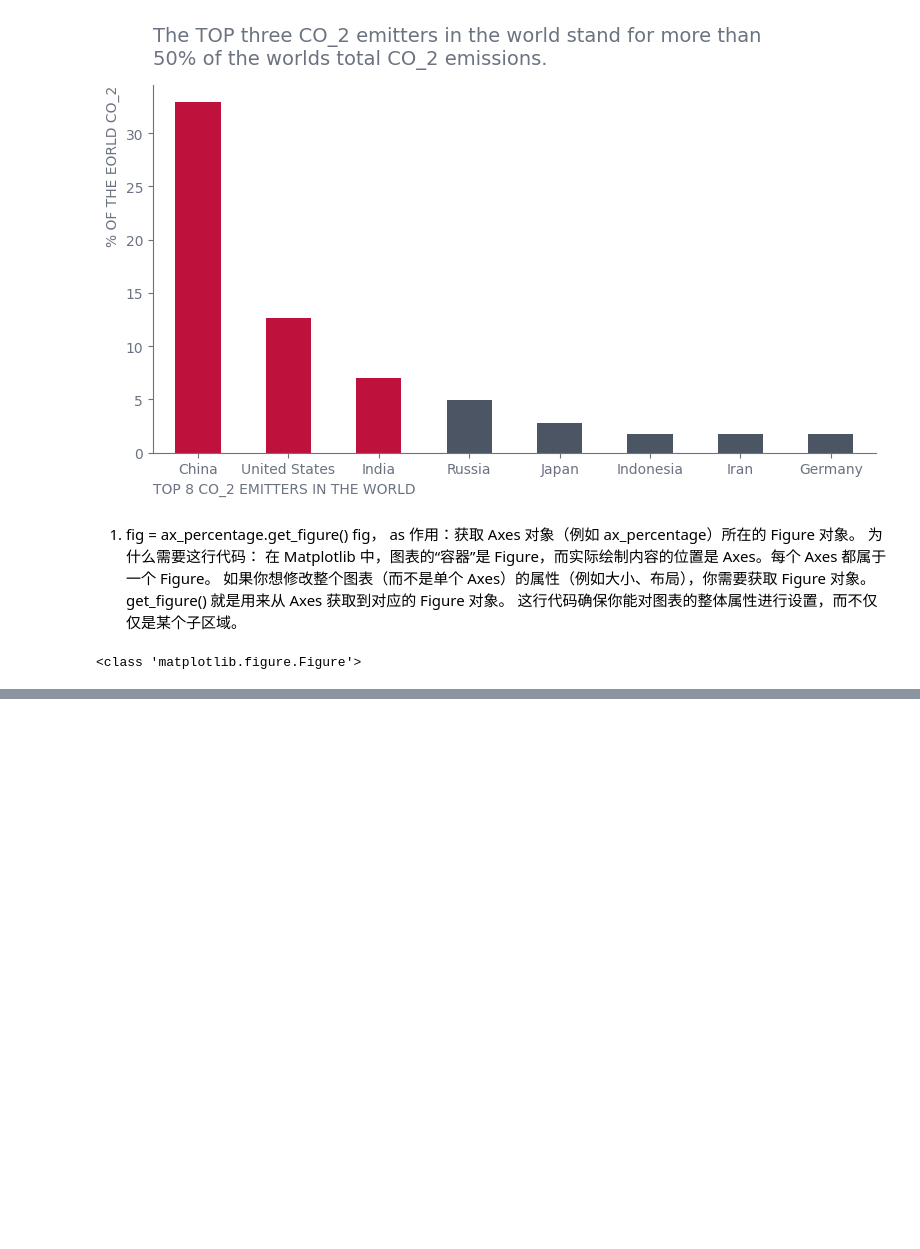
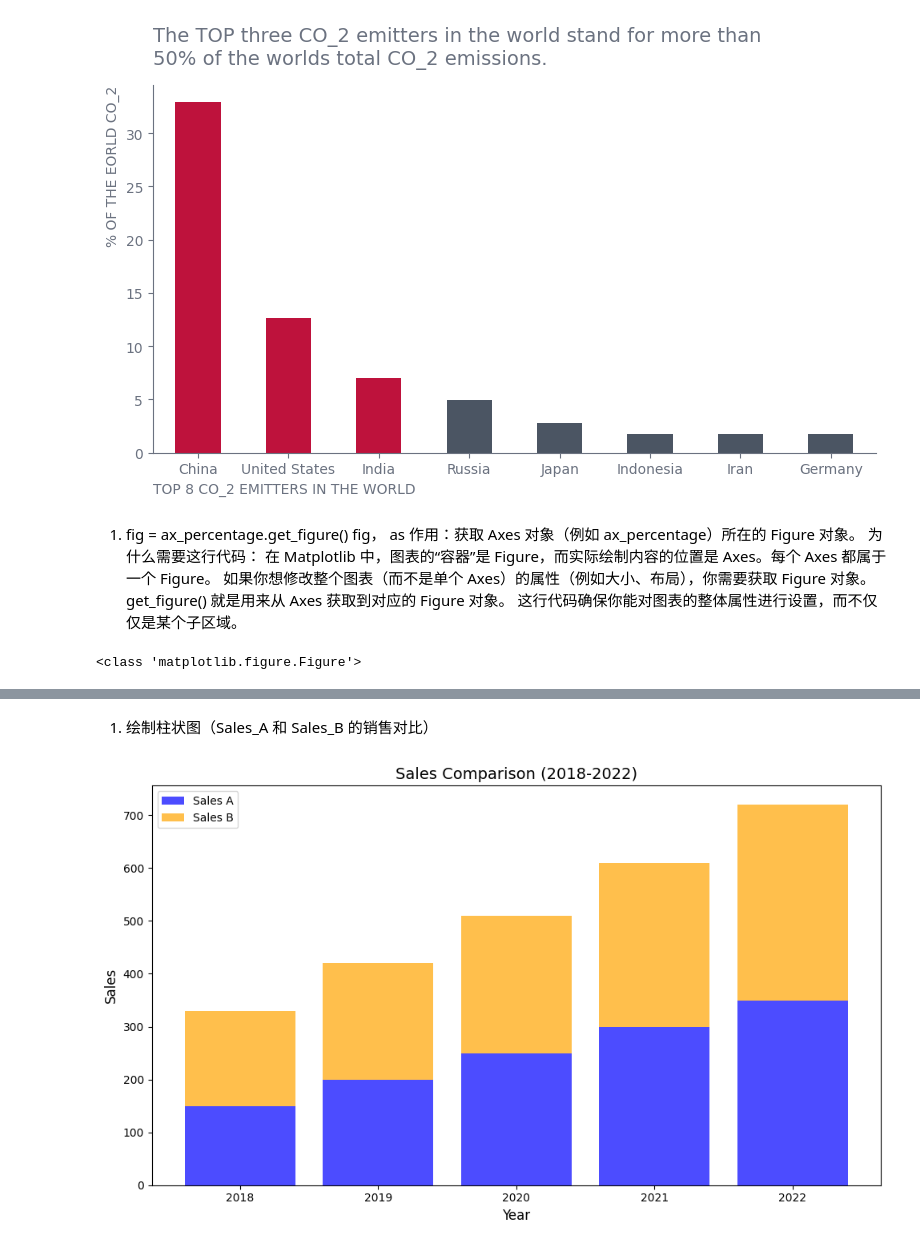
Before and after one commit to JessieH521/Data_Platform_DE24, a Jupyter notebook: code_alongs/03_PANDAS_SERIES_DATAFRAME/7_matplotlib.ipynb, the cells around one changed output, grey strips where cells are left out. Saved outputs shown, nothing was run; the diff lists cells and outputs as text; code cells hidden in the pictures; blank space fills up the shorter version.

```diff
--- a/code_alongs/03_PANDAS_SERIES_DATAFRAME/7_matplotlib.ipynb
+++ b/code_alongs/03_PANDAS_SERIES_DATAFRAME/7_matplotlib.ipynb
@@ -264,0 +361,40 @@ print(type(fig))
+# %%
+import pandas as pd
+import matplotlib.pyplot as plt
+
+# 创建一个示例 DataFrame
+data = {
+    "Year": ["2018", "2019", "2020", "2021", "2022"],
+    "Sales_A": [150, 200, 250, 300, 350],
+    "Sales_B": [180, 220, 260, 310, 370],
+    "Profit": [50, 70, 90, 120, 150],
+}
+df = pd.DataFrame(data)
+# %% [markdown]
+1. 绘制柱状图（Sales_A 和 Sales_B 的销售对比）
+# %%
+# 设置画布大小
+plt.figure(figsize=(10, 6))
+
+# 绘制柱状图
+plt.bar(df["Year"], df["Sales_A"], label="Sales A", alpha=0.7, color="blue")
+plt.bar(df["Year"], df["Sales_B"], label="Sales B", alpha=0.7, color="orange", bottom=df["Sales_A"])
+# label="Sales A"：为这个柱状图（Sales_A 数据）定义了一个标签，告诉观众这些柱子表示 "Sales A"。
+# 这个必须调用，如果没有调用 plt.legend()，即使你使用了 label 参数，图例也不会显示。
+
+# 添加标题和轴标签
+plt.title("Sales Comparison (2018-2022)", fontsize=14)
+plt.xlabel("Year", fontsize=12)
+plt.ylabel("Sales", fontsize=12)
+
+# 添加图例  ： 如果没有调用 plt.legend()，即使你使用了 label 参数，图例也不会显示。
+plt.legend()
+
+# 显示图形
+plt.tight_layout()
+plt.show()
+
+# 两种销售数据（Sales_A 和 Sales_B）的叠加柱状图显示。
+# 使用 bottom 参数实现堆叠效果。
+# %% [output]
+[figure, added]
```
Also changed, not shown: parts of 9 cells of this notebook, 4 other files.
